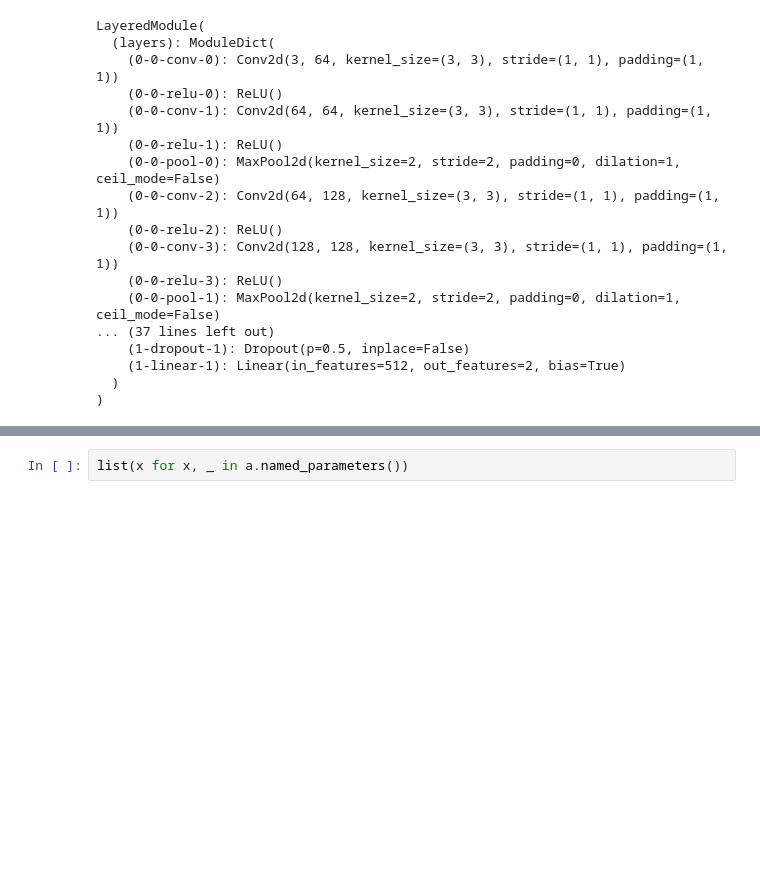
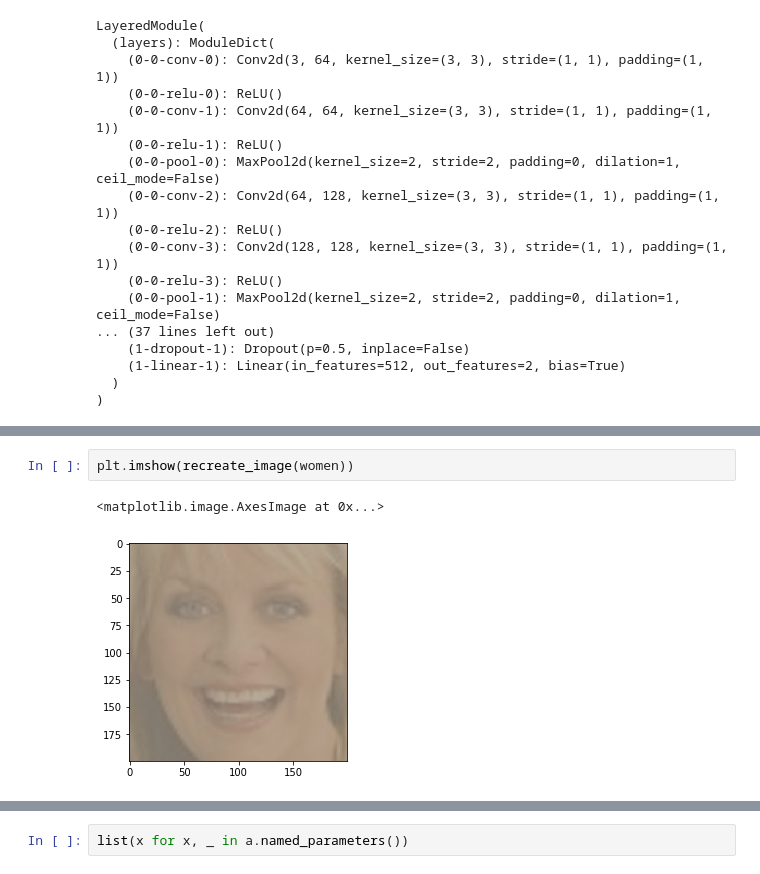
Before and after one commit to deepfx/netlens, a Jupyter notebook: nbs/Netlens_try.ipynb, the cells around one changed output, grey strips where cells are left out. Saved outputs shown, nothing was run; the diff lists cells and outputs as text; blank space fills up the shorter version.

```diff
--- a/nbs/Netlens_try.ipynb
+++ b/nbs/Netlens_try.ipynb
@@ -167,2 +165,7 @@ women[None].shape
 # %% [output]
 torch.Size([1, 3, 200, 200])
+# %%
+plt.imshow(recreate_image(women))
+# %% [output]
+<matplotlib.image.AxesImage at 0x...>
+[figure, added]
```
Also changed, not shown: parts of 11 cells of this notebook, 2 other files.
